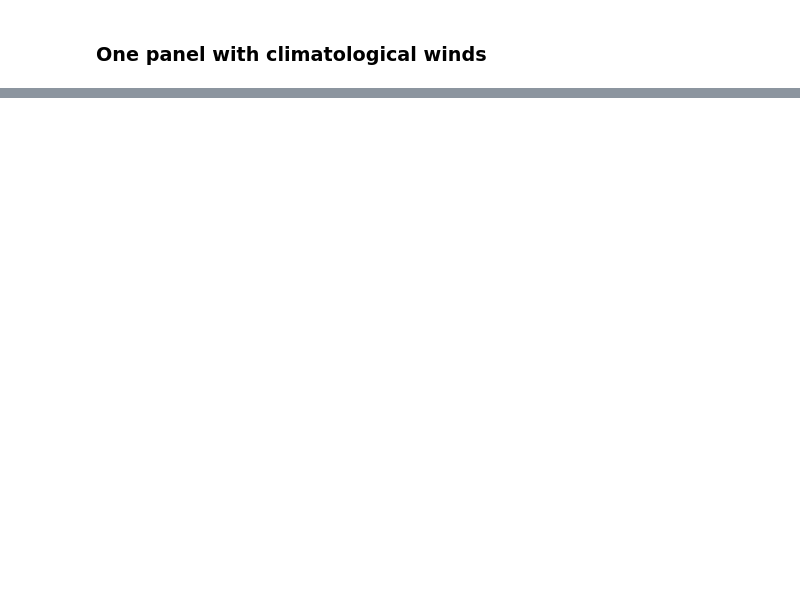
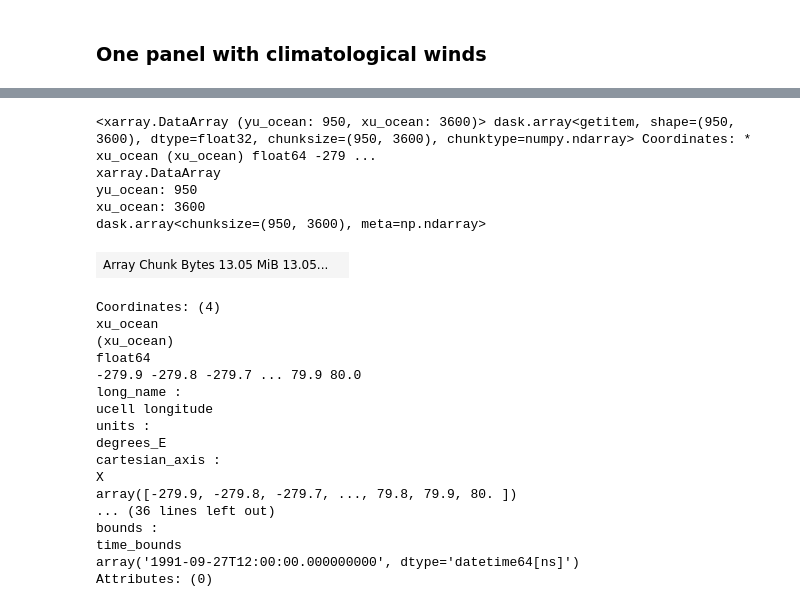
Before and after one commit to mauricehuguenin/ENSO-Antarctica_scripts, a Jupyter notebook: all_forcing_fields_ENFull_LNFull_spatial_maps.ipynb, the cells around one changed output, grey strips where cells are left out. Cells and saved outputs as stored; diff of their text form; code cells hidden in the pictures; blank space fills up the shorter version.

```diff
--- a/all_forcing_fields_ENFull_LNFull_spatial_maps.ipynb
+++ b/all_forcing_fields_ENFull_LNFull_spatial_maps.ipynb
@@ -648,0 +464,26 @@ Wall time: 10.3 s
+# %%
+%%time
+import cosima_cookbook as cc
+session = cc.database.create_session()
+
+# ---------------------------------------------------------------------------------- #
+time      = [   2,   55]  # [  30, 1613] = 2012-12-01 to 2017-04-01 just like SOSE   #
+depth     = [   0,   18]  # [  0,    47] = 0.5 m - 48.9 m                            #
+sel_lat   = [   0,  950]  # [120,   263] = 76.03°S - 70.04°S                         #
+# ---------------------------------------------------------------------------------- #
+uas_snap = cc.querying.getvar(expt='01deg_jra55v140_iaf', variable='u',
+                                    session=session, frequency='1 daily',
+                                    attrs={'cell_methods': 'time: mean'},
+                                    start_time='1991-09-01 00:00:00',
+                                    end_time='1991-12-31 00:00:00',
+                                    chunks = {'yt_ocean': '200MB', 'xt_ocean': '200MB'})[:, 0, sel_lat[0]:sel_lat[1], :]
+vas_snap = cc.querying.getvar(expt='01deg_jra55v140_iaf', variable='v',
+                                    session=session, frequency='1 daily',
+                                    attrs={'cell_methods': 'time: mean'},
+                                    start_time='1991-09-01 00:00:00',
+                                    end_time='1991-12-31 00:00:00',
+                                    chunks = {'yt_ocean': '200MB', 'xt_ocean': '200MB'})[:, 0, sel_lat[0]:sel_lat[1], :]
+speed = (uas_snap*uas_snap+vas_snap*vas_snap)[57,:,:]
+speed
+# Wall time: 5.78 s
+# %% [output]
@@ -648,0 +494,23 @@ Wall time: 10.3 s
+<xarray.DataArray (yu_ocean: 950, xu_ocean: 3600)> dask.array<getitem, shape=(950, 3600), dtype=float32, chunksize=(950, 3600), chunktype=numpy.ndarray> Coordinates: * xu_ocean (xu_ocean) float64 -279 ...
+xarray.DataArray
+yu_ocean: 950
+xu_ocean: 3600
+dask.array<chunksize=(950, 3600), meta=np.ndarray>
+| Array Chunk Bytes 13.05 MiB 13.05... |  |
+Coordinates: (4)
+xu_ocean
+(xu_ocean)
+float64
+-279.9 -279.8 -279.7 ... 79.9 80.0
+long_name :
+ucell longitude
+units :
+degrees_E
+cartesian_axis :
+X
+array([-279.9, -279.8, -279.7, ..., 79.8, 79.9, 80. ])
+... (36 lines left out)
+bounds :
+time_bounds
+array('1991-09-27T12:00:00.000000000', dtype='datetime64[ns]')
+Attributes: (0)
```
Also changed, not shown: parts of 12 cells of this notebook.
